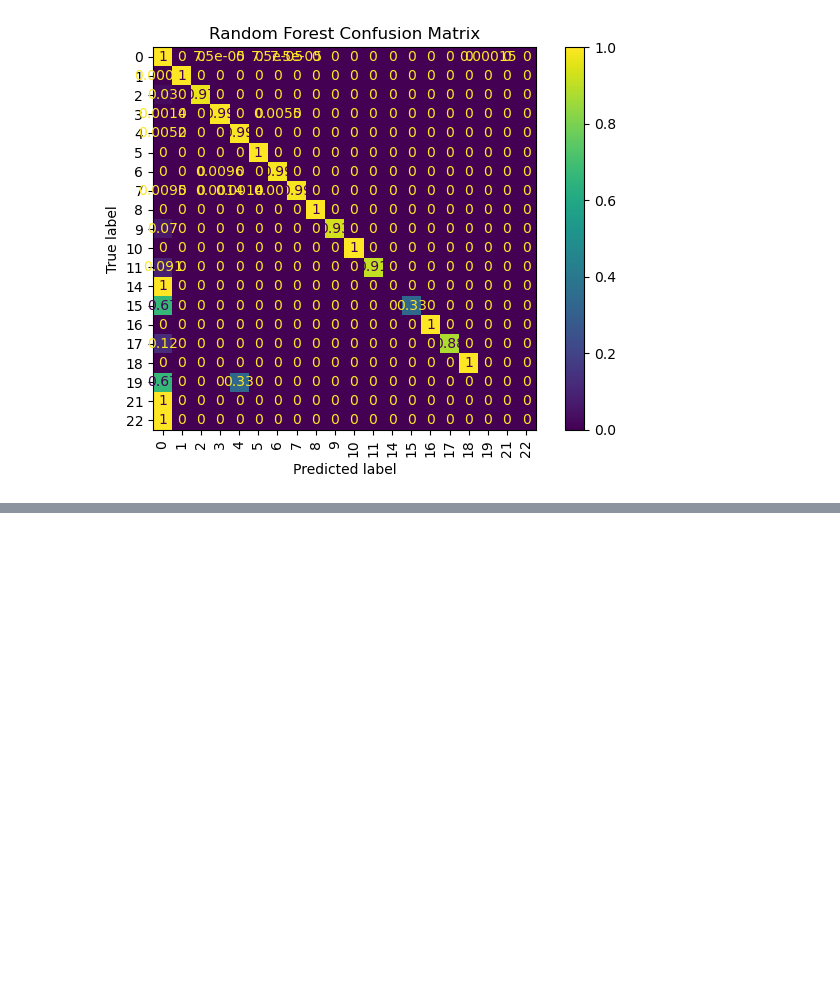
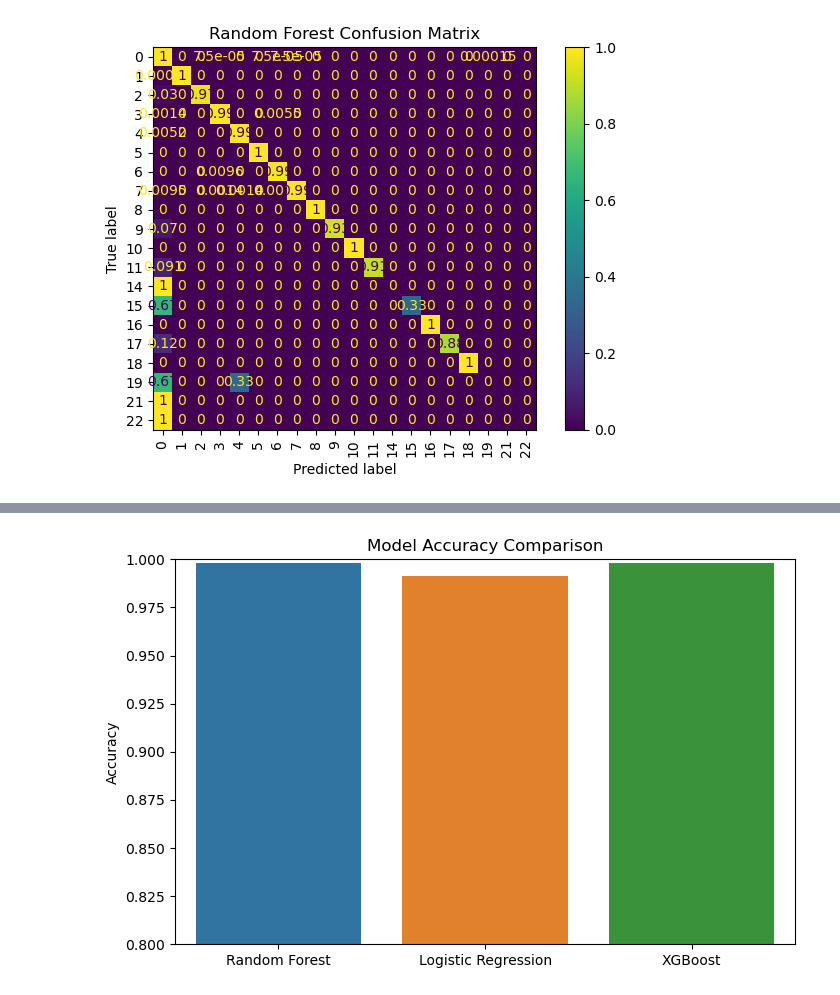
Before and after one commit to Abhranil2003/Threat-Detection-AI, a Jupyter notebook: notebooks/03_model_prototyping.ipynb, the cells around one changed output, grey strips where cells are left out. Saved outputs shown, nothing was run; the diff lists cells and outputs as text; code cells hidden in the pictures; blank space fills up the shorter version.

```diff
--- a/notebooks/03_model_prototyping.ipynb
+++ b/notebooks/03_model_prototyping.ipynb
@@ -162,0 +216,16 @@ print(f"[INFO] Evaluation metrics saved to {metrics_log}")
+# %%
+model_names = ["Random Forest", "Logistic Regression", "XGBoost"]
+accuracies = [
+    accuracy_score(y_test, y_pred_rf),
+    accuracy_score(y_test, y_pred_lr),
+    accuracy_score(y_test, y_pred_xgb)
+]
+
+plt.figure(figsize=(8, 5))
+sns.barplot(x=model_names, y=accuracies)
+plt.ylabel("Accuracy")
+plt.title("Model Accuracy Comparison")
+plt.ylim(0.8, 1)
+plt.show()
+# %% [output]
+[figure, added]
```
Also changed, not shown: parts of 12 cells of this notebook, 3 other files.
